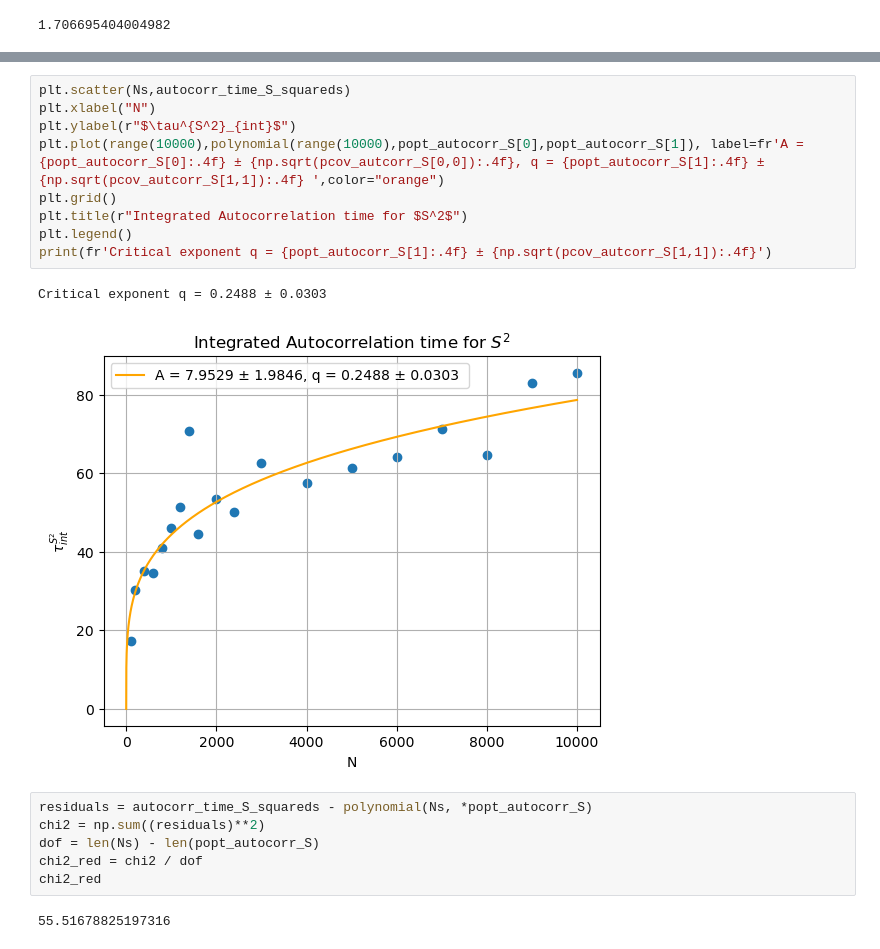
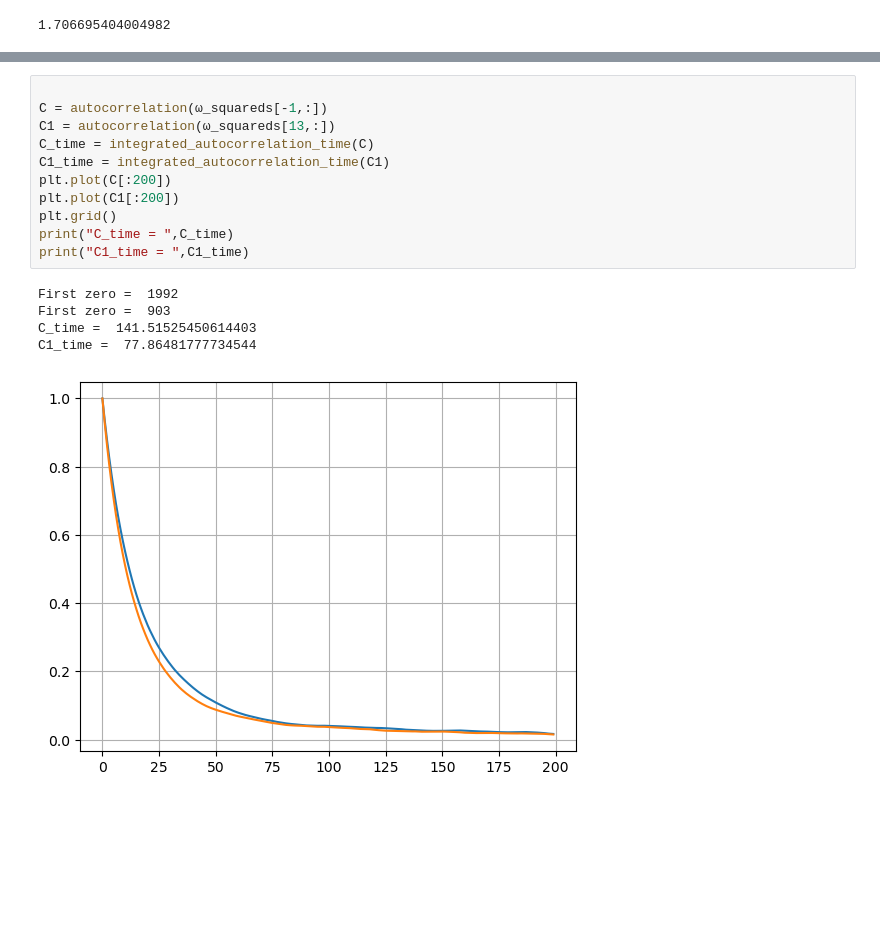
Before and after one commit to mandus24/ComputationalPhysics, a Jupyter notebook: polymer/polymer.ipynb, the cells around one changed output, grey strips where cells are left out. Cells and saved outputs as stored; diff of their text form; blank space fills up the shorter version.

```diff
--- a/polymer/polymer.ipynb
+++ b/polymer/polymer.ipynb
@@ -627,20 +726,17 @@ chi2_red
-# %%
-plt.scatter(Ns,autocorr_time_S_squareds)
-plt.xlabel("N")
-plt.ylabel(r"$\tau^{S^2}_{int}$")
-plt.plot(range(10000),polynomial(range(10000),popt_autocorr_S[0],popt_autocorr_S[1]), label=fr'A = {popt_autocorr_S[0]:.4f} ± {np.sqrt(pcov_autcorr_S[0,0]):.4f}, q = {popt_autocorr_S[1]:.4f} ± {np.sqrt(pcov_autcorr_S[1,1]):.4f} ',color="orange")
-plt.grid()
-plt.title(r"Integrated Autocorrelation time for $S^2$")
-plt.legend()
-print(fr'Critical exponent q = {popt_autocorr_S[1]:.4f} ± {np.sqrt(pcov_autcorr_S[1,1]):.4f}')
-# %% [output]
-Critical exponent q = 0.2488 ± 0.0303
-[figure, removed]
-# %%
-residuals = autocorr_time_S_squareds - polynomial(Ns, *popt_autocorr_S)
-chi2 = np.sum((residuals)**2)
-dof = len(Ns) - len(popt_autocorr_S)
-chi2_red = chi2 / dof
-chi2_red
-# %% [output]
-55.51678825197316
+# %%
+
+C = autocorrelation(ω_squareds[-1,:])
+C1 = autocorrelation(ω_squareds[13,:])
+C_time = integrated_autocorrelation_time(C)
+C1_time = integrated_autocorrelation_time(C1)
+plt.plot(C[:200])
+plt.plot(C1[:200])
+plt.grid()
+print("C_time = ",C_time)
+print("C1_time = ",C1_time)
+# %% [output]
+First zero =  1992
+First zero =  903
+C_time =  141.51525450614403
+C1_time =  77.86481777734544
+[figure, added]
```
Also changed, not shown: parts of 12 cells of this notebook.
